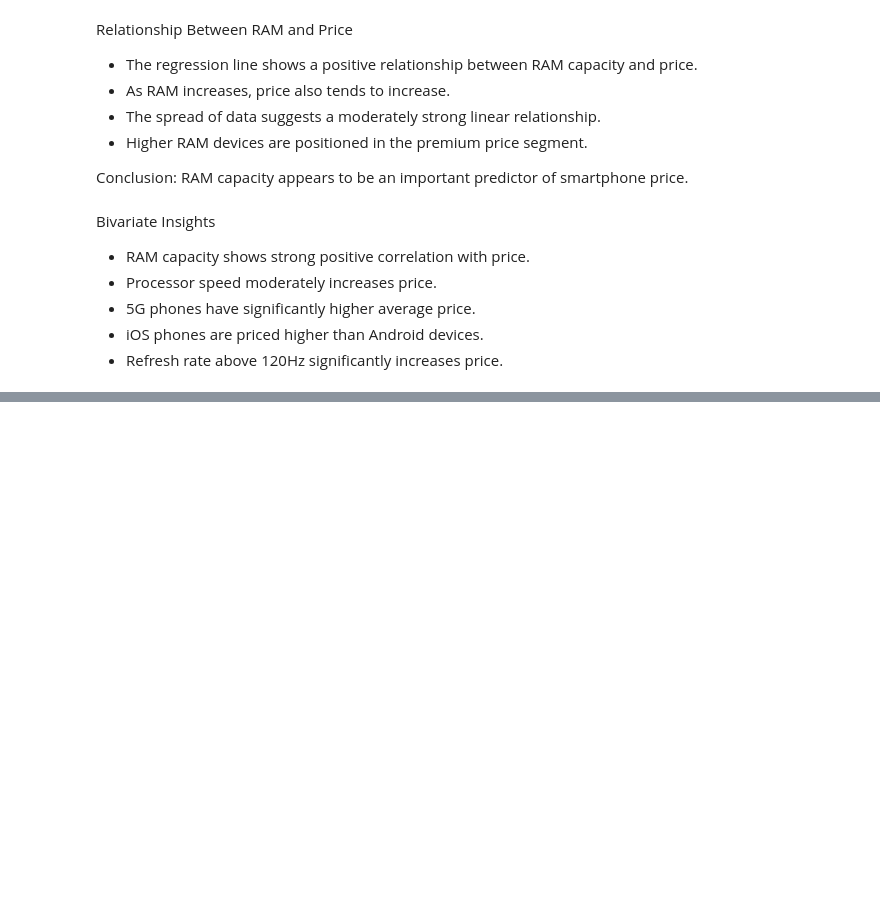
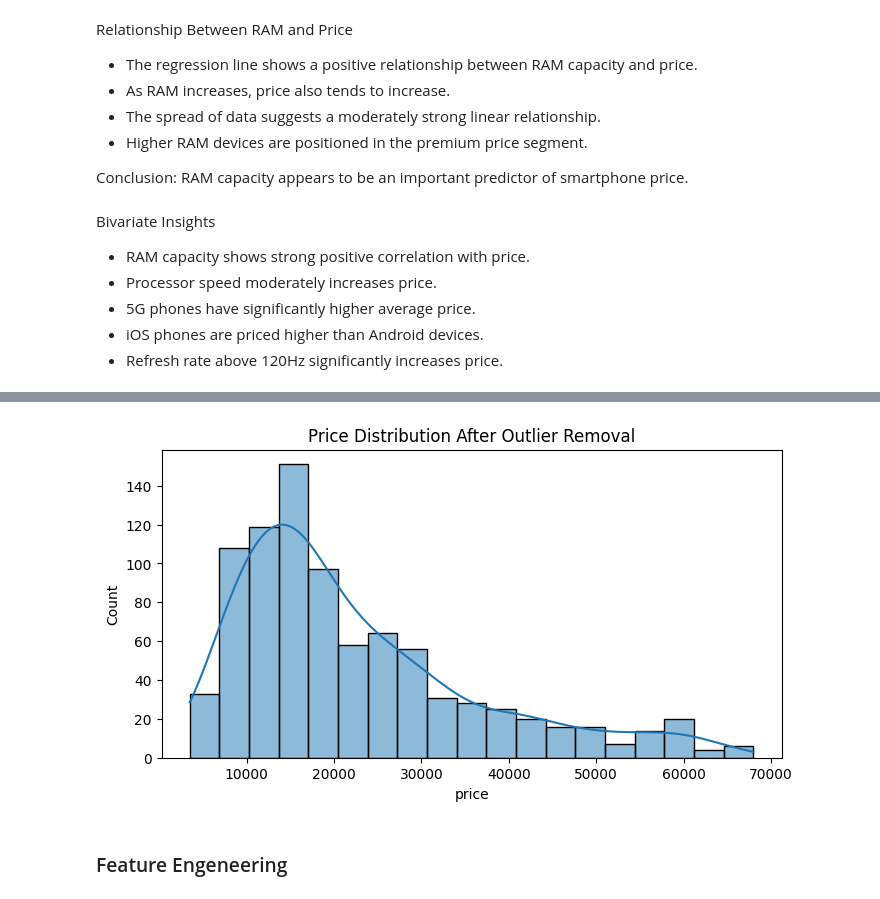
Before and after one commit to MohitMahi1/Smart-Phone-EDA-Analysis, a Jupyter notebook: smartphone_EDA_Analysis.ipynb, the cells around one changed output, grey strips where cells are left out. Drawn from its saved outputs; the diff is of its cells as text; code cells hidden in the pictures; blank space fills up the shorter version.

```diff
--- a/smartphone_EDA_Analysis.ipynb
+++ b/smartphone_EDA_Analysis.ipynb
@@ -485,0 +550,9 @@ RAM capacity appears to be an important predictor of smartphone price.
+# %%
+plt.figure(figsize=(8,4))
+sns.histplot(df_clean["price"], kde=True)
+plt.title("Price Distribution After Outlier Removal")
+plt.show()
+# %% [output]
+[figure, added]
+# %% [markdown]
+### Feature Engeneering
```
Also changed, not shown: parts of 20 cells of this notebook, 3 other files.
